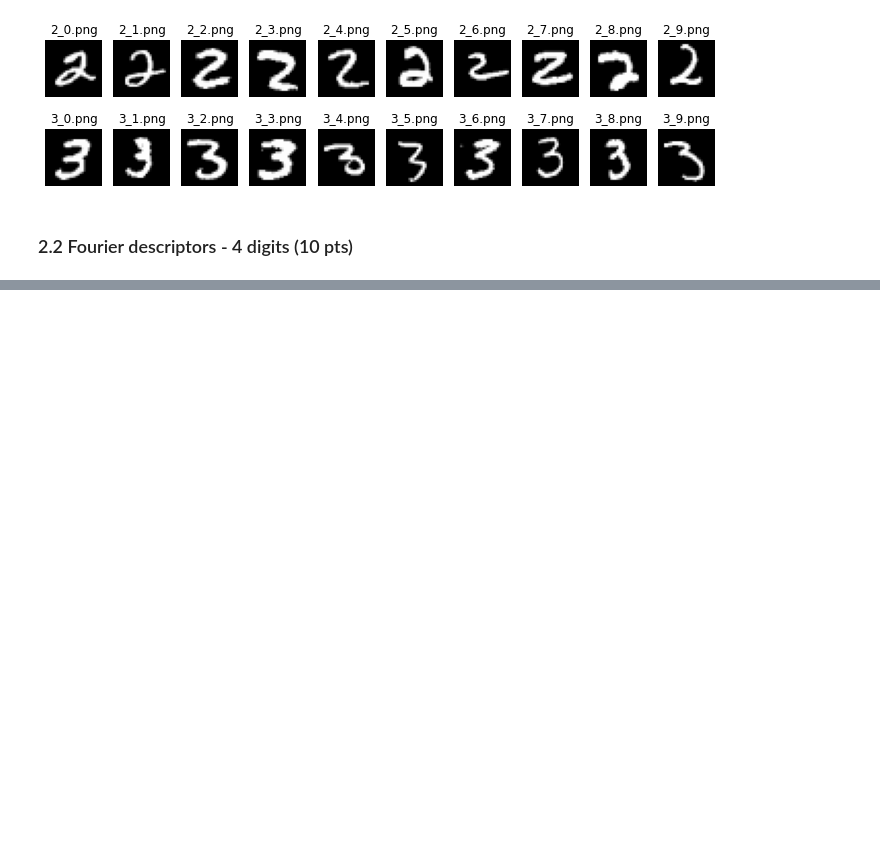
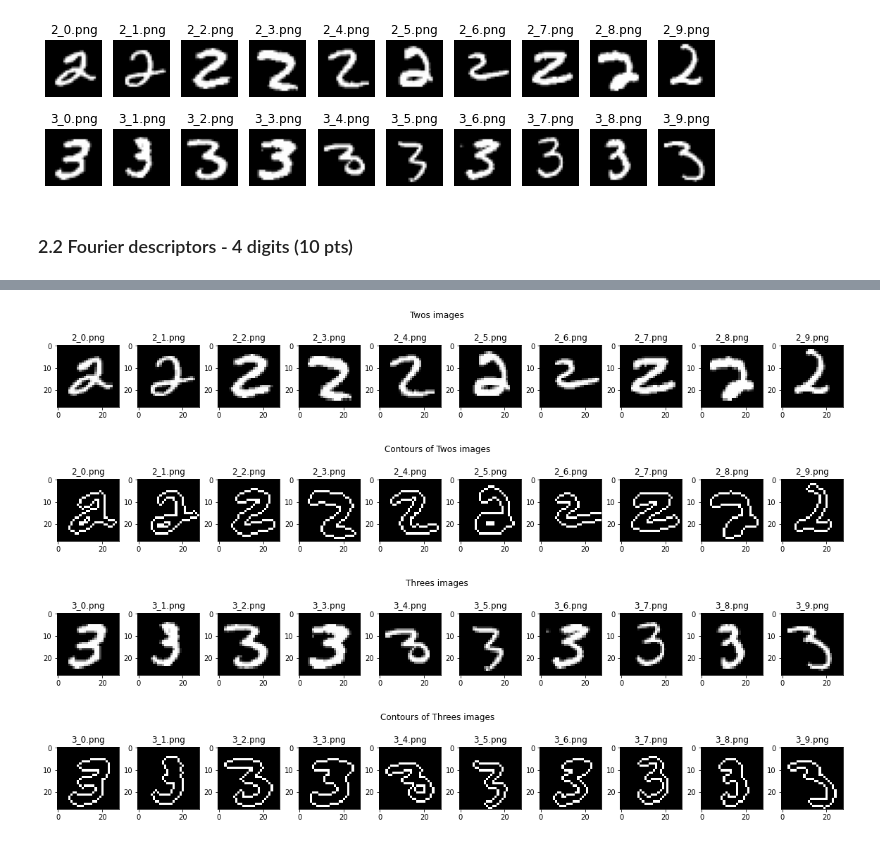
Before and after one commit to LTS5/iapr, a Jupyter notebook: labs/lab_02_object_description.ipynb, the cells around one changed output, grey strips where cells are left out. Cells and saved outputs as stored; diff of their text form; code cells hidden in the pictures; blank space fills up the shorter version.

```diff
--- a/labs/lab_02_object_description.ipynb
+++ b/labs/lab_02_object_description.ipynb
@@ -977,0 +993,15 @@ for ax, im, nm in zip(axes[1], threes_im, threes_names):
+# %%
+# function to plot multiple images
+
+def plotMultipleImages(nrows, ncols, images, titles, cmap, figsize_x=14, figsize_y=7, suptitle=None):
+    fig = plt.figure(figsize=(figsize_x,figsize_y))
+    fig.suptitle(t=suptitle, y=0.63)
+    fig.subplots_adjust(hspace=0.4, wspace=0.3)
+    for i in range(len(titles)):
+        ax = fig.add_subplot(nrows, ncols, i+1)
+        if cmap[i]=='rgb':
+            ax.imshow(images[i])
+        else:
+            ax.imshow(images[i], cmap=cmap[i])
+        ax.set_title(titles[i])
+    plt.show()
@@ -977,0 +1026,59 @@ for ax, im, nm in zip(axes[1], threes_im, threes_names):
+# %%
+def get_ordered_contour(in_im):
+    # a list of the coordinates of the contour pixels (float type)
+    contours = measure.find_contours(in_im, 5)
+    ordered_contour = []
+    contour_im = np.zeros(in_im.shape).astype(np.uint8)
+    contour_len = []
+    for contour in contours:
+        contour_len.append(contour.shape[0])
+        contour = np.rint(contour).astype(np.uint8)
+        for x,y in contour:
+            ordered_contour.append((x,y))
+            contour_im[x,y] = 255
+    return np.array(ordered_contour).astype(int), contour_im
+
+
+def pre_processing(in_im, thresh=5):
+    #Denoising
+    gaussian_im =  cv.GaussianBlur(in_im, (1,1),0)
+    # Image binarization
+    # Otsu's thresholding
+    _,binary_im = cv.threshold(gaussian_im, 0, 255, cv.THRESH_BINARY+cv.THRESH_OTSU)
+    # Morphological opening
+    # morph_im = skimage.morphology.diameter_opening(median_im,thresh)
+    kernel = cv.getStructuringElement(cv.MORPH_RECT, (2,2))
+    # closing
+    im = cv.morphologyEx(binary_im, cv.MORPH_CLOSE, kernel, iterations=1)
+    # morph_im = skimage.morphology.diameter_opening(im,thresh)
+    # get the orderred contours
+    ordered_contour, contour_im = get_ordered_contour(im)
+
+    return contour_im, ordered_contour
+
+def collect_contours_forAll(numberOf_im, zeros_im, ones_im, thresh=5):
+    # compute the contour coordinates
+    zeros_contour = []
+    ones_contour = []
+    zeros_contour_im = np.zeros(twos_im.shape).astype(np.uint8)
+    ones_contour_im = np.zeros(threes_im.shape).astype(np.uint8)
+    for ind, zeros, ones in zip(range(numberOf_im), zeros_im, ones_im):
+        contour_im, ordered_contour = pre_processing(zeros)
+        zeros_contour_im[ind] = contour_im
+        zeros_contour.append(ordered_contour)
+        contour_im, ordered_contour = pre_processing(ones, thresh)
+        ones_contour_im[ind] = contour_im
+        ones_contour.append(ordered_contour)
+    return zeros_contour, ones_contour, zeros_contour_im, ones_contour_im
+
+twos_contour, threes_contour, zeros_contour_im, ones_contour_im = collect_contours_forAll(numberOf_im, twos_im, threes_im)
+# display the plots
+plotMultipleImages(1, 10, twos_im, twos_names, cmap=['gray']*10, figsize_x=20, figsize_y=10,suptitle='Twos images')
+plotMultipleImages(1, 10, zeros_contour_im, twos_names, cmap=['gray']*10, figsize_x=20, figsize_y=10, suptitle='Contours of Twos images')
+plotMultipleImages(1, 10, threes_im, threes_names, cmap=['gray']*10, figsize_x=20, figsize_y=10,suptitle='Threes images')
+plotMultipleImages(1, 10, ones_contour_im, threes_names, cmap=['gray']*10, figsize_x=20, figsize_y=10, suptitle='Contours of Threes images')
+# %% [output]
+[figure, added]
+[figure, added]
+[figure, added]
+[figure, added]
```
Also changed, not shown: parts of 13 cells of this notebook.
